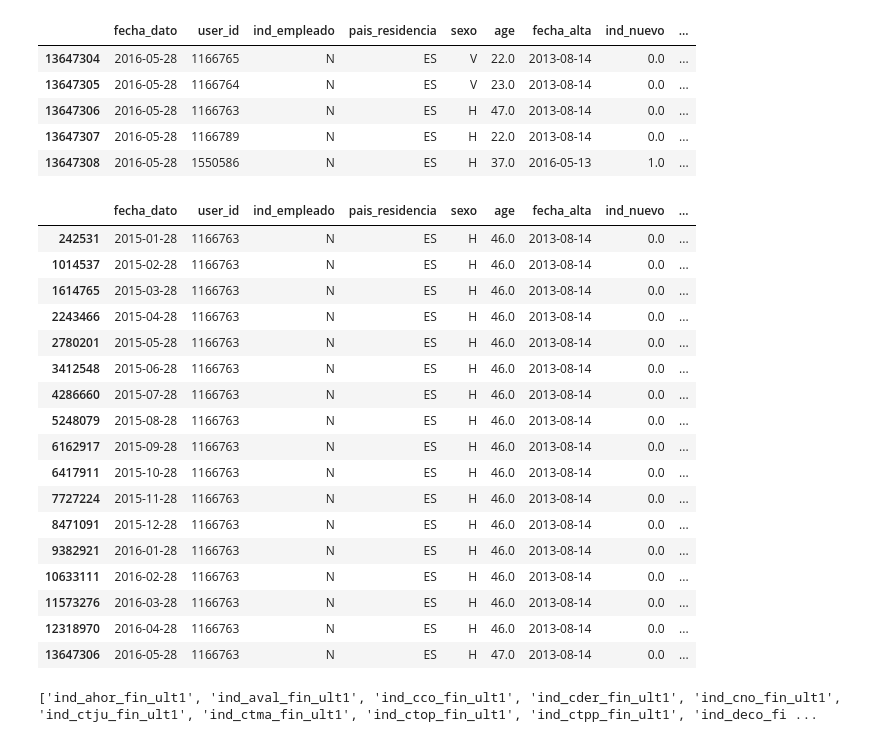
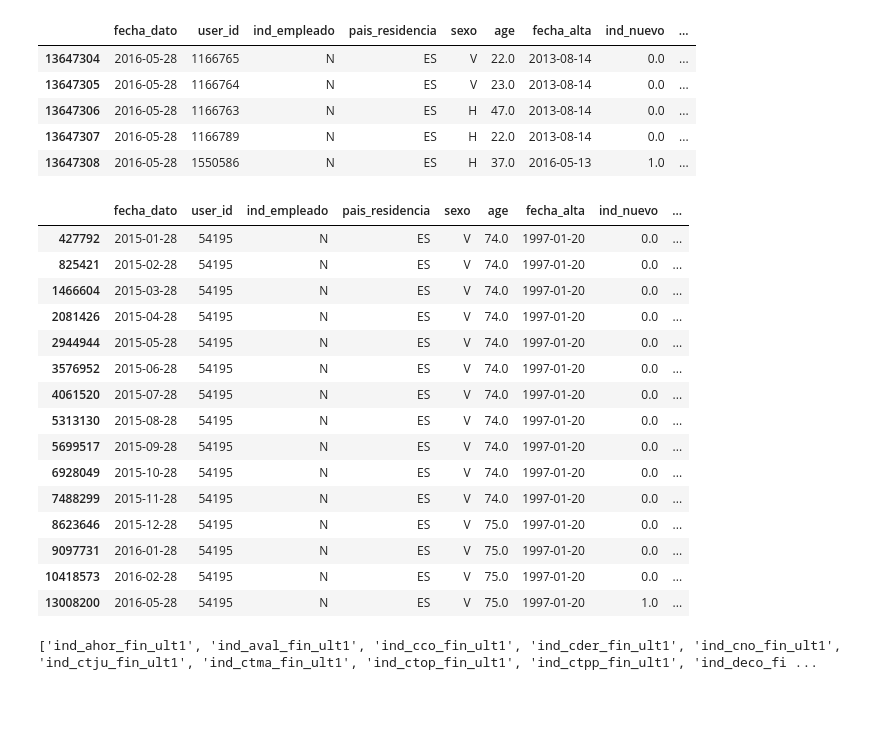
Before and after one commit to alien150684/banking_products_recom, a Jupyter notebook: recommendations.ipynb, the cells around one changed output. Drawn from its saved outputs; the diff is of its cells as text; code cells hidden in the pictures; blank space fills up the shorter version.

```diff
--- a/recommendations.ipynb
+++ b/recommendations.ipynb
@@ -585,26 +585,24 @@ display(prepared_df.tail())
 | 13647307 | 2016-05-28 | 1166789 | N | ES | H | 22.0 | 2013-08-14 | 0.0 | ... |
 | 13647308 | 2016-05-28 | 1550586 | N | ES | H | 37.0 | 2016-05-13 | 1.0 | ... |
 # %%
-display(prepared_df[prepared_df['user_id']==1166763])
+display(prepared_df[prepared_df['user_id']==54195])
 # %% [output]
 |  | fecha_dato | user_id | ind_empleado | pais_residencia | sexo | age | fecha_alta | ind_nuevo | ... |
-| 242531 | 2015-01-28 | 1166763 | N | ES | H | 46.0 | 2013-08-14 | 0.0 | ... |
-| 1014537 | 2015-02-28 | 1166763 | N | ES | H | 46.0 | 2013-08-14 | 0.0 | ... |
-| 1614765 | 2015-03-28 | 1166763 | N | ES | H | 46.0 | 2013-08-14 | 0.0 | ... |
-| 2243466 | 2015-04-28 | 1166763 | N | ES | H | 46.0 | 2013-08-14 | 0.0 | ... |
-| 2780201 | 2015-05-28 | 1166763 | N | ES | H | 46.0 | 2013-08-14 | 0.0 | ... |
-| 3412548 | 2015-06-28 | 1166763 | N | ES | H | 46.0 | 2013-08-14 | 0.0 | ... |
-| 4286660 | 2015-07-28 | 1166763 | N | ES | H | 46.0 | 2013-08-14 | 0.0 | ... |
-| 5248079 | 2015-08-28 | 1166763 | N | ES | H | 46.0 | 2013-08-14 | 0.0 | ... |
-| 6162917 | 2015-09-28 | 1166763 | N | ES | H | 46.0 | 2013-08-14 | 0.0 | ... |
-| 6417911 | 2015-10-28 | 1166763 | N | ES | H | 46.0 | 2013-08-14 | 0.0 | ... |
-| 7727224 | 2015-11-28 | 1166763 | N | ES | H | 46.0 | 2013-08-14 | 0.0 | ... |
-| 8471091 | 2015-12-28 | 1166763 | N | ES | H | 46.0 | 2013-08-14 | 0.0 | ... |
-| 9382921 | 2016-01-28 | 1166763 | N | ES | H | 46.0 | 2013-08-14 | 0.0 | ... |
-| 10633111 | 2016-02-28 | 1166763 | N | ES | H | 46.0 | 2013-08-14 | 0.0 | ... |
-| 11573276 | 2016-03-28 | 1166763 | N | ES | H | 46.0 | 2013-08-14 | 0.0 | ... |
-| 12318970 | 2016-04-28 | 1166763 | N | ES | H | 46.0 | 2013-08-14 | 0.0 | ... |
-| 13647306 | 2016-05-28 | 1166763 | N | ES | H | 47.0 | 2013-08-14 | 0.0 | ... |
+| 427792 | 2015-01-28 | 54195 | N | ES | V | 74.0 | 1997-01-20 | 0.0 | ... |
+| 825421 | 2015-02-28 | 54195 | N | ES | V | 74.0 | 1997-01-20 | 0.0 | ... |
+| 1466604 | 2015-03-28 | 54195 | N | ES | V | 74.0 | 1997-01-20 | 0.0 | ... |
+| 2081426 | 2015-04-28 | 54195 | N | ES | V | 74.0 | 1997-01-20 | 0.0 | ... |
+| 2944944 | 2015-05-28 | 54195 | N | ES | V | 74.0 | 1997-01-20 | 0.0 | ... |
+| 3576952 | 2015-06-28 | 54195 | N | ES | V | 74.0 | 1997-01-20 | 0.0 | ... |
+| 4061520 | 2015-07-28 | 54195 | N | ES | V | 74.0 | 1997-01-20 | 0.0 | ... |
+| 5313130 | 2015-08-28 | 54195 | N | ES | V | 74.0 | 1997-01-20 | 0.0 | ... |
+| 5699517 | 2015-09-28 | 54195 | N | ES | V | 74.0 | 1997-01-20 | 0.0 | ... |
+| 6928049 | 2015-10-28 | 54195 | N | ES | V | 74.0 | 1997-01-20 | 0.0 | ... |
+| 7488299 | 2015-11-28 | 54195 | N | ES | V | 74.0 | 1997-01-20 | 0.0 | ... |
+| 8623646 | 2015-12-28 | 54195 | N | ES | V | 75.0 | 1997-01-20 | 0.0 | ... |
+| 9097731 | 2016-01-28 | 54195 | N | ES | V | 75.0 | 1997-01-20 | 0.0 | ... |
+| 10418573 | 2016-02-28 | 54195 | N | ES | V | 75.0 | 1997-01-20 | 0.0 | ... |
+| 13008200 | 2016-05-28 | 54195 | N | ES | V | 75.0 | 1997-01-20 | 1.0 | ... |
 # %%
 pattern = r"^ind_[a-z_]*_ult1$"  # Регулярное выражение для соответствия шаблону
 
```
Also changed, not shown: parts of 35 cells of this notebook, 1 other file.
